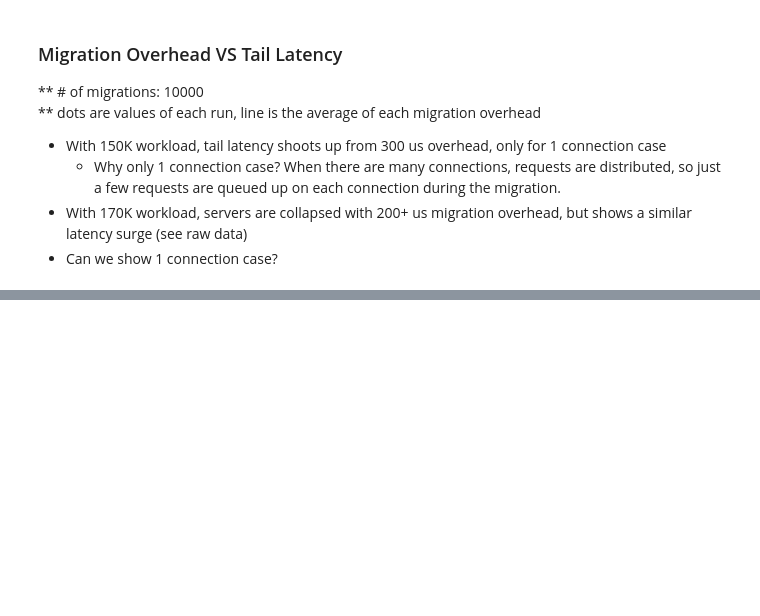
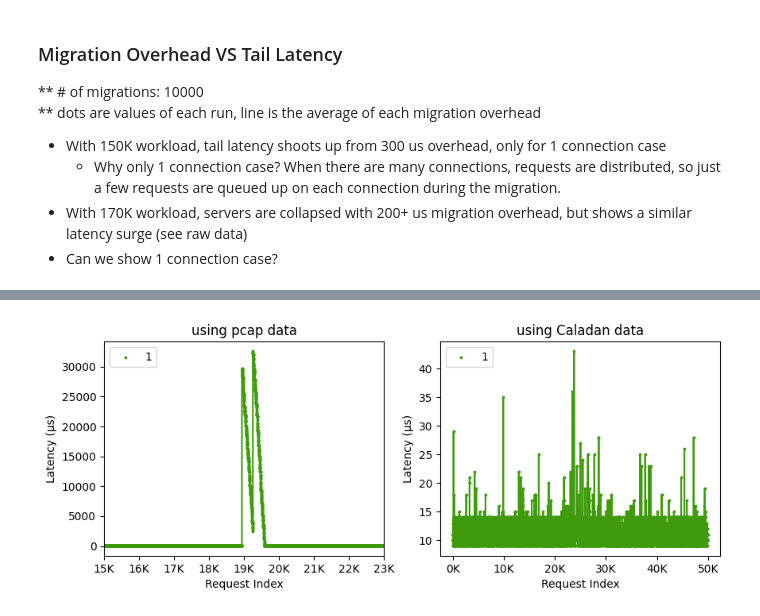
Before and after one commit to nus-sys/capybara, a Jupyter notebook: jupyter_notebook/plot.ipynb, the cells around one changed output, grey strips where cells are left out. Drawn from its saved outputs; the diff is of its cells as text; code cells hidden in the pictures; blank space fills up the shorter version.

```diff
--- a/jupyter_notebook/plot.ipynb
+++ b/jupyter_notebook/plot.ipynb
@@ -337,0 +412,42 @@ set_zeros()
+# %%
+
+fig, (ax1, ax2) = plt.subplots(1, 2, figsize=(10, 3.5))  # Create a figure with two subplots
+
+data = pd.read_csv("./latency_vs_request.csv")
+
+labels = [1, 2, 3, 4]
+# Loop over each column and sort the data based on y-values
+for i in range(0, 1):
+    column_x = f'x{i}'
+    column_y = f'y{i}'
+    ax1.scatter(data[column_x], data[column_y], label=f"{labels[i]}", marker='o', color=C[i], s=3)
+    avg_data = data.groupby(column_x)[column_y].mean()
+    ax1.plot(avg_data.index, avg_data.values, color=C[i])
+
+ax1.set_title("using pcap data")
+ax1.set_ylabel("Latency (μs)")
+ax1.set_xlabel("Request Index")
+ax1.legend(ncol=2, loc="upper left")
+# ax1.set_ylim([0, 45])
+ax1.set_xlim([15000, 23000])
+ax1.xaxis.set_major_formatter(tick.FuncFormatter(thousands))
+
+data = pd.read_csv("./latency_vs_request_caladan.csv")
+
+labels = [1, 2, 3, 4]
+# Loop over each column and sort the data based on y-values
+for i in range(0, 1):
+    column_x = f'x{i}'
+    column_y = f'y{i}'
+    ax2.scatter(data[column_x], data[column_y], label=f"{labels[i]}", marker='o', color=C[i], s=3)
+    avg_data = data.groupby(column_x)[column_y].mean()
+    ax2.plot(avg_data.index, avg_data.values, color=C[i])
+
+ax2.set_title("using Caladan data")
+ax2.set_ylabel("Latency (μs)")
+ax2.set_xlabel("Request Index")
+ax2.legend(ncol=2, loc="upper left")
+# ax1.set_ylim([0, 3000])
+ax2.xaxis.set_major_formatter(tick.FuncFormatter(thousands))
+# %% [output]
+[figure, added]
```
Also changed, not shown: parts of 1 cell of this notebook, 4 other files.
